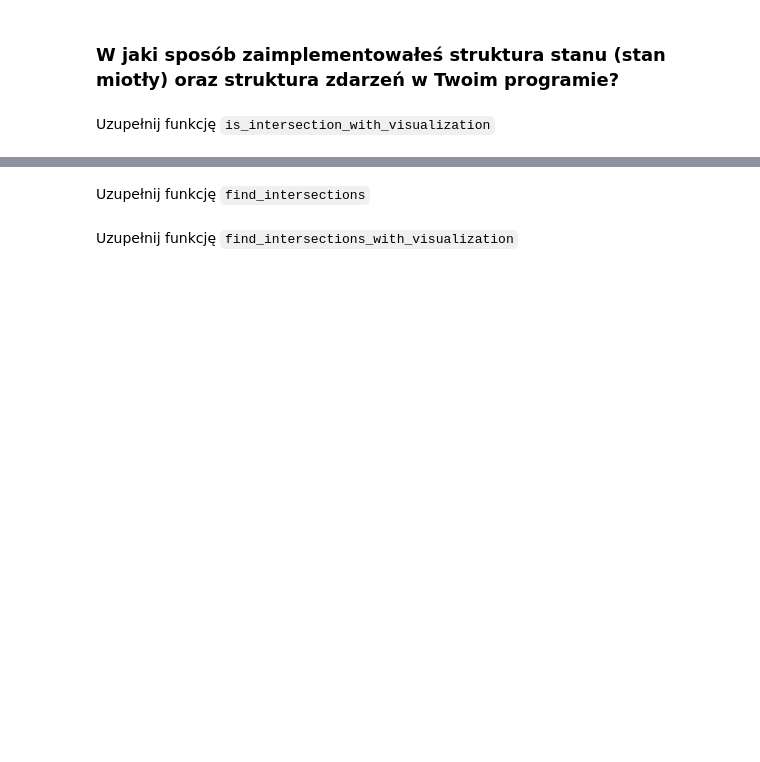
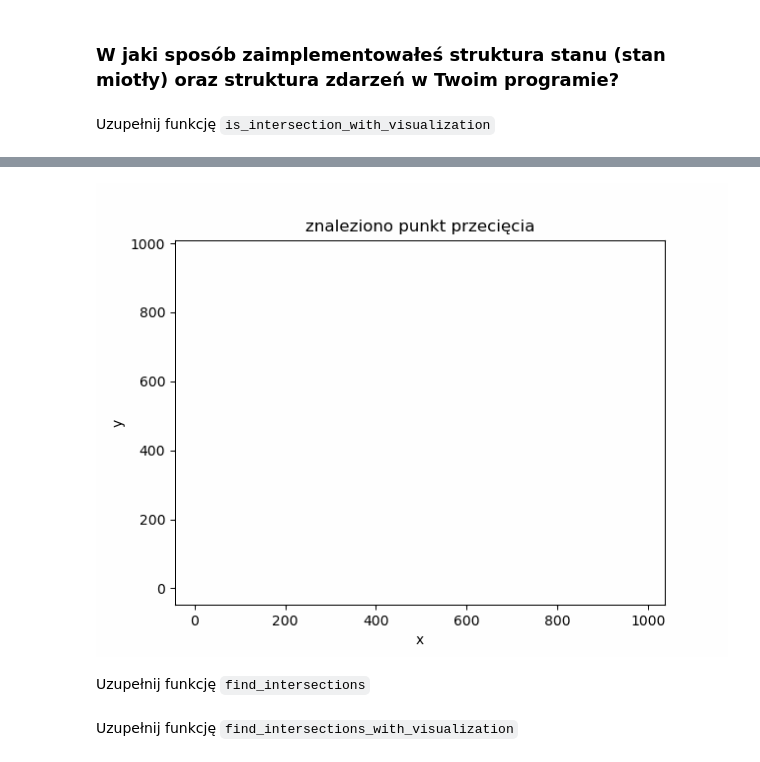
Before and after one commit to WSm-77/geometric_algorithms, a Jupyter notebook: lab4/main.ipynb, the cells around one changed output, grey strips where cells are left out. Drawn from its saved outputs; the diff is of its cells as text; code cells hidden in the pictures; blank space fills up the shorter version.

````diff
--- a/lab4/main.ipynb
+++ b/lab4/main.ipynb
@@ -747,3 +846,9 @@ def is_intersection_with_visualization(sections, eps = EPS):
+# %%
+%matplotlib inline
+isIntersection, vis = is_intersection_with_visualization(sections)
+vis.show_gif(interval = 250)
+# %% [output]
+[figure, added]
 # %% [markdown]
 Uzupełnij funkcję ```find_intersections```
 # %%
````
Also changed, not shown: parts of 15 cells of this notebook.
